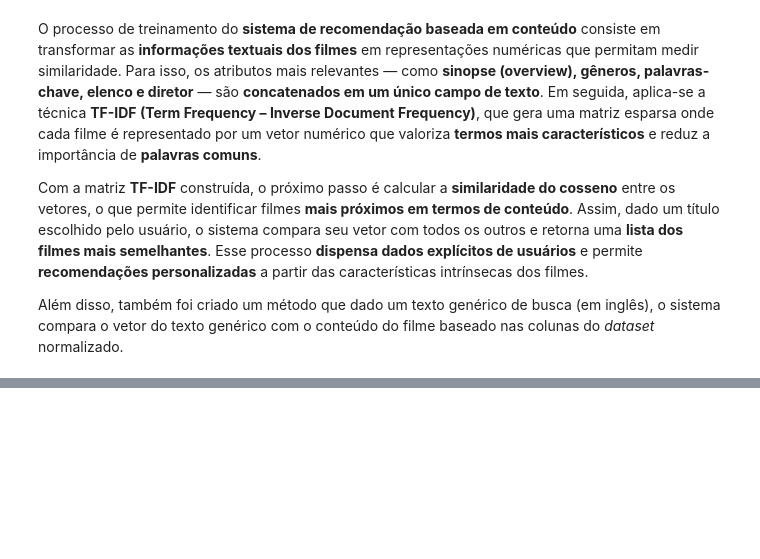
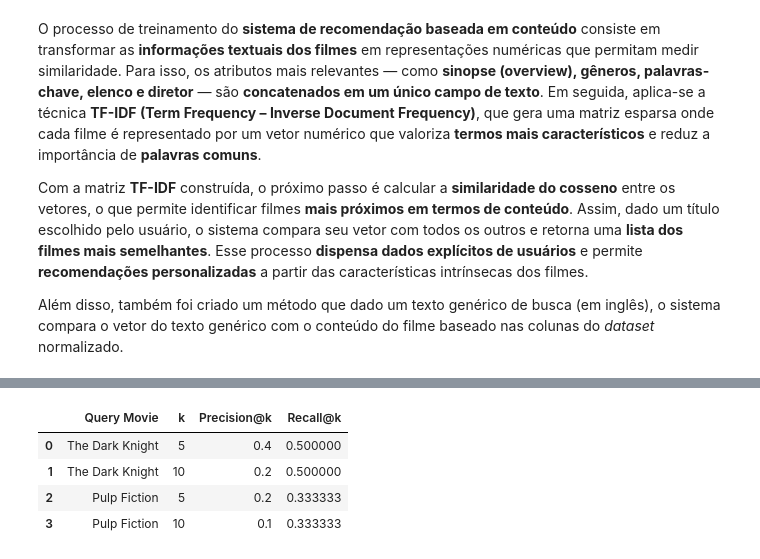
Before and after one commit to MuriloWeyne/P3_Mackenzie, a Jupyter notebook: main.ipynb, the cells around one changed output, grey strips where cells are left out. Cells and saved outputs as stored; diff of their text form; code cells hidden in the pictures; blank space fills up the shorter version.

Commit message:
Implementando validação do modelo inicial utilizando Precision@k e Recall@k

```diff
--- a/main.ipynb
+++ b/main.ipynb
@@ -231,3 +301,6 @@ def train_or_load(df, vec_path="datasets/tfidf_vectorizer.pkl", mat_path="datase
 # %%
-title_to_index = {t.lower(): i for i, t in enumerate(movies_df["title"].astype(str))}
-vectorizer, tfidf_matrix, idx_df = train_or_load(prepare_data())
+df, _ = prepare_data()
+
+vectorizer, tfidf_matrix, idx_df = train_or_load(df)
+
+title_to_index = {t.lower(): i for i, t in enumerate(df["title"].astype(str))}
@@ -309,2 +374,51 @@ print("\nFunção disponível: recommend_movies(<título>, top_n=10)")
 # %%
-print(recs)
+def precision_at_k(recommended_items, relevant_items, k):
+    if k == 0:
+        return 0.0
+    recommended_at_k = recommended_items[:k]
+    num_relevant_and_recommended = len(set(recommended_at_k) & set(relevant_items))
+    return num_relevant_and_recommended / k
+
+def recall_at_k(recommended_items, relevant_items, k):
+    if k == 0:
+        return 0.0
+    recommended_at_k = recommended_items[:k]
+    num_relevant_and_recommended = len(set(recommended_at_k) & set(relevant_items))
+    return num_relevant_and_recommended / len(relevant_items) if len(relevant_items) > 0 else 0.0
+
+ground_truth = {
+    "The Dark Knight": ["Batman Begins", "The Dark Knight Rises", "Inception", "Interstellar"],
+    "Pulp Fiction": ["Reservoir Dogs", "Inglourious Basterds", "Kill Bill: Vol. 1"],
+}
+
+k_values = [5, 10]
+results = []
+
+for query_title, relevant_items in ground_truth.items():
+
+    try:
+        recommendations_df = recommend_movies(query_title, top_n=max(k_values), exclude_same=True)
+        recommended_titles = recommendations_df["title"].tolist()
+
+
+        for k in k_values:
+            precision = precision_at_k(recommended_titles, relevant_items, k)
+            recall = recall_at_k(recommended_titles, relevant_items, k)
+            results.append({
+                "Query Movie": query_title,
+                "k": k,
+                "Precision@k": precision,
+                "Recall@k": recall
+            })
+
+    except ValueError as e:
+        print(f"Erro ao gerar recomendações para '{query_title}': {e}")
+
+results_df = pd.DataFrame(results)
+display(results_df)
+# %% [output]
+|  | Query Movie | k | Precision@k | Recall@k |
+| 0 | The Dark Knight | 5 | 0.4 | 0.500000 |
+| 1 | The Dark Knight | 10 | 0.2 | 0.500000 |
+| 2 | Pulp Fiction | 5 | 0.2 | 0.333333 |
+| 3 | Pulp Fiction | 10 | 0.1 | 0.333333 |
```
Also changed, not shown: parts of 12 cells of this notebook.
